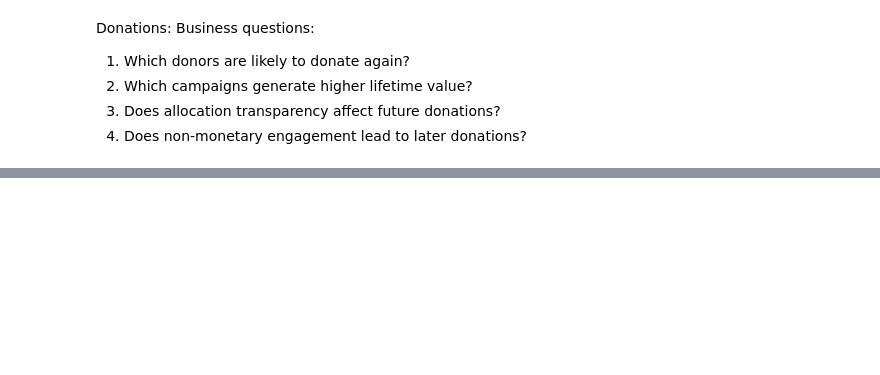
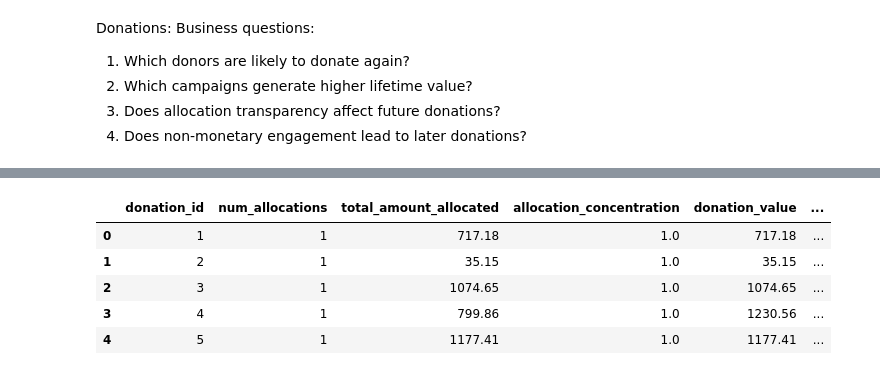
Before and after one commit to Aceluke24/Intex2026, a Jupyter notebook: ML pipelines/jupyter/pipeline1.ipynb, the cells around one changed output, grey strips where cells are left out. Drawn from its saved outputs; the diff is of its cells as text; code cells hidden in the pictures; blank space fills up the shorter version.

Commit message:
pipeline1 - donations, allocations, supporters

```diff
--- a/ML pipelines/jupyter/pipeline1.ipynb
+++ b/ML pipelines/jupyter/pipeline1.ipynb
@@ -24,4 +50,22 @@ donations.head()
 | 3 | 4 | 33 | Monetary | 2023-09-11 | False | NaN | PartnerReferral | ... |
 | 4 | 5 | 24 | InKind | 2023-11-08 | True | GivingTuesday | SocialMedia | ... |
 # %%
-allocations.head()
+donations = donations[
+    donations["donation_value"].notna()
+    & (donations["donation_value"] > 0)
+] # remove zero and negative value donations
+donations = donations.dropna(subset=["supporter_id", "donation_date"])
+# drop rows with missing supporter_id or donation_date
+donations = donations.sort_values(
+    ["supporter_id", "donation_date"]
+)
+# sort by supporter_id and donation_date
+donations["next_donation_date"] = donations.groupby("supporter_id")[
+    "donation_date"
+].shift(-1)
+donations["days_to_next_donation"] = (
+    donations["next_donation_date"] - donations["donation_date"]
+).dt.days
+donations["days_since_last_donation"] = (
+    donations["donation_date"] - donations.groupby("supporter_id")["donation_date"].shift(1)
+).dt.days
@@ -66,9 +72,48 @@ TypeError: Must provide 'func' or tuples of '(column, aggfunc).
 # %%
-model_df = donations.merge(
-    alloc_features,
-    on="donation_id",
-    how="left",
-    validate="one_to_one",
+# Allocation-level features (one row per donation_id)
+_by_area = (
+    allocations.groupby(["donation_id", "program_area"], as_index=False)["amount_allocated"]
+    .sum()
 )
-model_df.head()
+_total_allocated = allocations.groupby("donation_id")["amount_allocated"].sum().rename("total_amount_allocated")
+_num_alloc = allocations.groupby("donation_id").size().rename("num_allocations")
+
+_area_with_total = _by_area.merge(_total_allocated.reset_index(), on="donation_id", validate="many_to_one")
+_area_with_total["share_of_allocated"] = _area_with_total["amount_allocated"] / _area_with_total[
+    "total_amount_allocated"
+].replace(0, np.nan)
+_concentration = _area_with_total.groupby("donation_id")["share_of_allocated"].max().rename(
+    "allocation_concentration"
+)
+
+alloc_features = (
+    pd.concat([_num_alloc, _total_allocated, _concentration], axis=1)
+    .reset_index()
+    .merge(donations[["donation_id", "donation_value"]], on="donation_id", how="left", validate="one_to_one")
+)
+
+# Share of donation_value covered by allocations (1.0 == 100%); NaN if donation_value is 0 or missing
+alloc_features["pct_donation_allocated"] = alloc_features["total_amount_allocated"] / alloc_features[
+    "donation_value"
+].replace(0, np.nan)
+
+# True when summed allocations match donation_value within tolerance (fully allocated / "sums to 100%")
+_alloc_rtol = 1e-5
+_alloc_atol = 0.01
+_alloc_tot = alloc_features["total_amount_allocated"]
+_dv = alloc_features["donation_value"]
+alloc_features["is_allocation_fully_specified"] = (
+    _dv.notna()
+    & _dv.gt(0)
+    & np.isclose(_alloc_tot, _dv, rtol=_alloc_rtol, atol=_alloc_atol)
+)
+
+alloc_features.head()
+# %% [output]
+|  | donation_id | num_allocations | total_amount_allocated | allocation_concentration | donation_value | ... |
+| 0 | 1 | 1 | 717.18 | 1.0 | 717.18 | ... |
+| 1 | 2 | 1 | 35.15 | 1.0 | 35.15 | ... |
+| 2 | 3 | 1 | 1074.65 | 1.0 | 1074.65 | ... |
+| 3 | 4 | 1 | 799.86 | 1.0 | 1230.56 | ... |
+| 4 | 5 | 1 | 1177.41 | 1.0 | 1177.41 | ... |
 # %%
```
Also changed, not shown: parts of 16 cells of this notebook.
